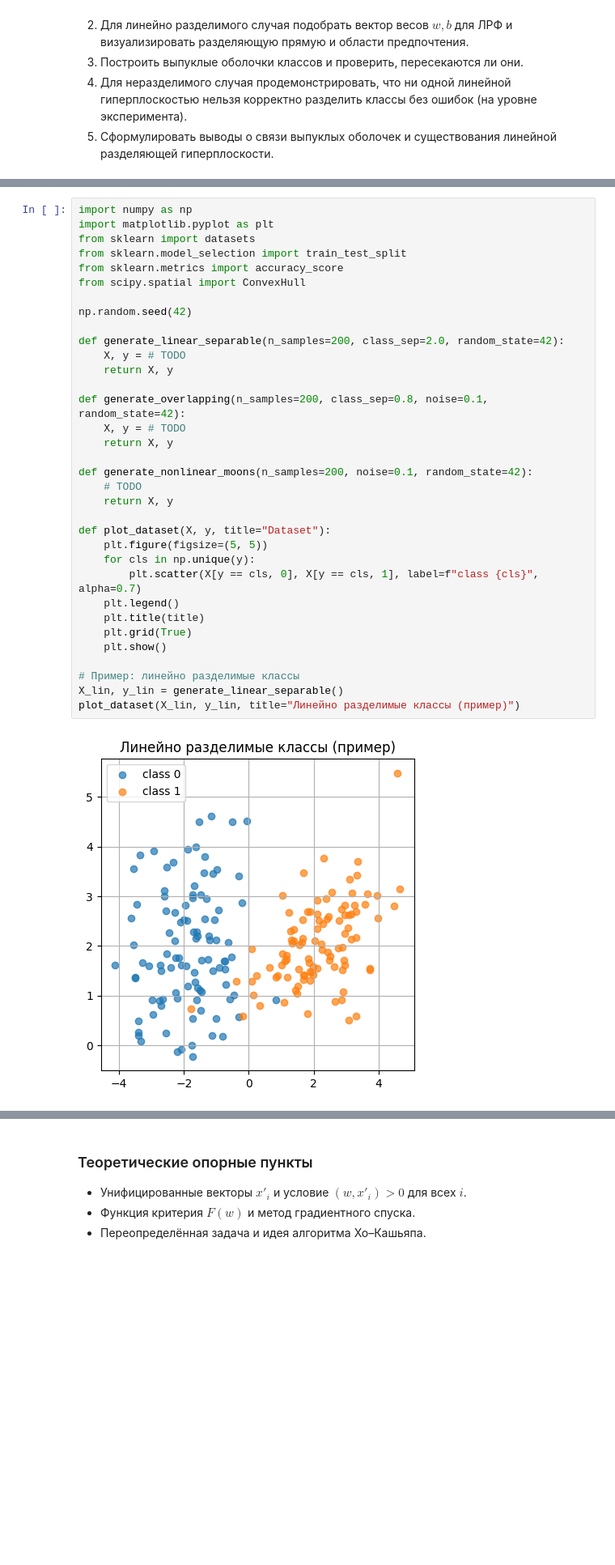
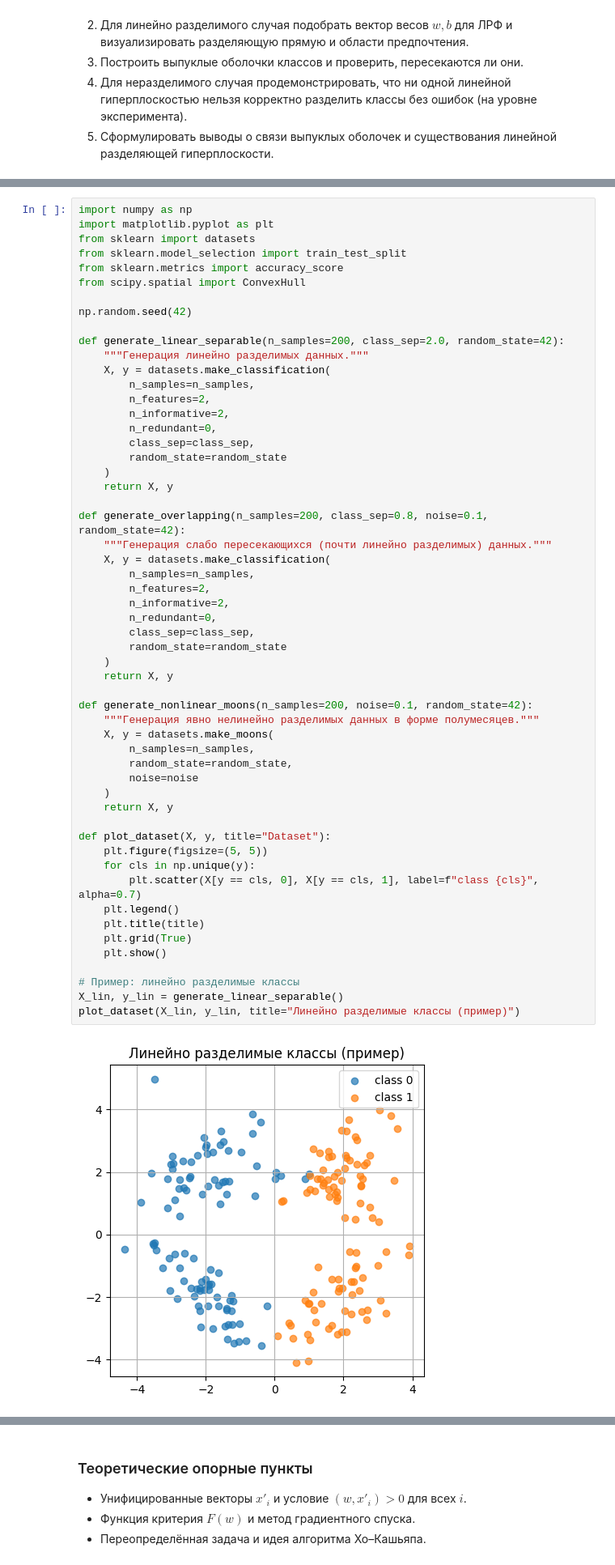
Before and after one commit to QS1lE/ml_image.recognition, a Jupyter notebook: practice3.ipynb, the cells around one changed output, grey strips where cells are left out. Shown at 81% size. Cells and saved outputs as stored; diff of their text form; blank space fills up the shorter version.

```diff
--- a/practice3.ipynb
+++ b/practice3.ipynb
@@ -30,35 +42,56 @@ import numpy as np
 import matplotlib.pyplot as plt
 from sklearn import datasets
 from sklearn.model_selection import train_test_split
 from sklearn.metrics import accuracy_score
 from scipy.spatial import ConvexHull
 
 np.random.seed(42)
 
 def generate_linear_separable(n_samples=200, class_sep=2.0, random_state=42):
-    X, y = # TODO
+    """Генерация линейно разделимых данных."""
+    X, y = datasets.make_classification(
+        n_samples=n_samples,
+        n_features=2,
+        n_informative=2,
+        n_redundant=0,
+        class_sep=class_sep,
+        random_state=random_state
+    )
     return X, y
 
 def generate_overlapping(n_samples=200, class_sep=0.8, noise=0.1, random_state=42):
-    X, y = # TODO
+    """Генерация слабо пересекающихся (почти линейно разделимых) данных."""
+    X, y = datasets.make_classification(
+        n_samples=n_samples,
+        n_features=2,
+        n_informative=2,
+        n_redundant=0,
+        class_sep=class_sep,
+        random_state=random_state
+    )
     return X, y
 
 def generate_nonlinear_moons(n_samples=200, noise=0.1, random_state=42):
-    # TODO
+    """Генерация явно нелинейно разделимых данных в форме полумесяцев."""
+    X, y = datasets.make_moons(
+        n_samples=n_samples,
+        random_state=random_state,
+        noise=noise
+    )
     return X, y
 
 def plot_dataset(X, y, title="Dataset"):
     plt.figure(figsize=(5, 5))
     for cls in np.unique(y):
         plt.scatter(X[y == cls, 0], X[y == cls, 1], label=f"class {cls}", alpha=0.7)
     plt.legend()
     plt.title(title)
     plt.grid(True)
     plt.show()
 
 # Пример: линейно разделимые классы
 X_lin, y_lin = generate_linear_separable()
 plot_dataset(X_lin, y_lin, title="Линейно разделимые классы (пример)")
 # %% [output]
-[figure, old version]
+[figure, new version]
 # %%
```
Also changed, not shown: parts of 14 cells of this notebook, 1 other file.
